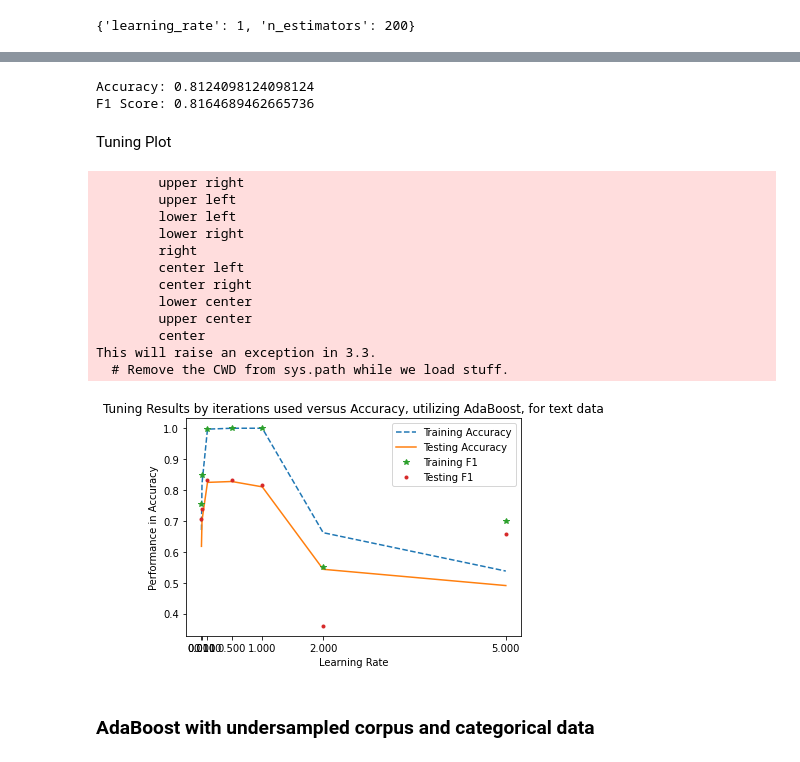
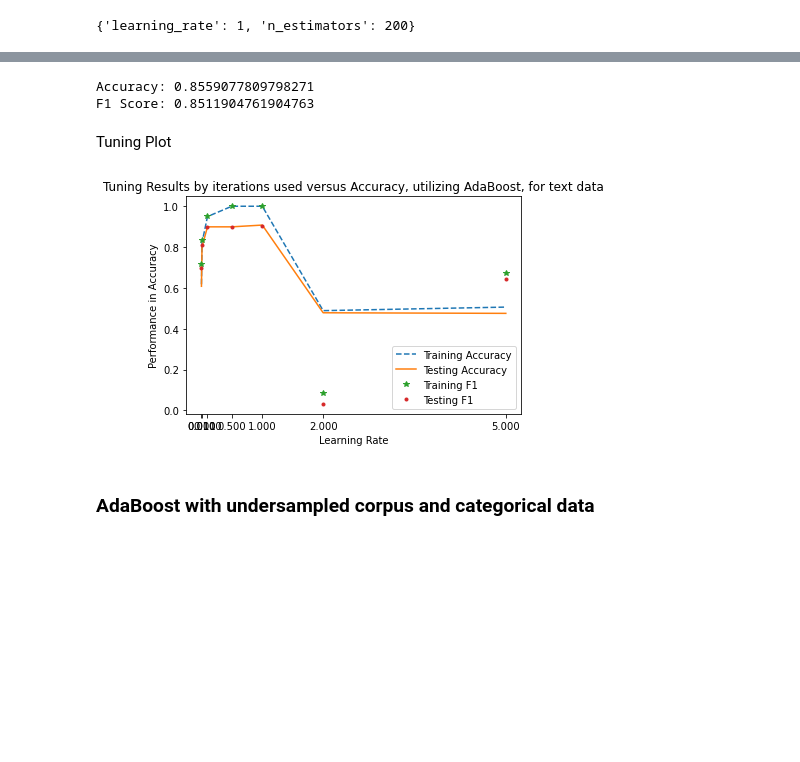
Before and after one commit to hunterblum/Job-Fraud-Detection, a Jupyter notebook: Group2_ML_Final.ipynb, the cells around one changed output, grey strips where cells are left out. Drawn from its saved outputs; the diff is of its cells as text; code cells hidden in the pictures; blank space fills up the shorter version.

Commit message:
Fixed train_size err and re-tuned

```diff
--- a/Group2_ML_Final.ipynb
+++ b/Group2_ML_Final.ipynb
@@ -742,7 +754,7 @@ y = labenc.fit_transform(y)
 
 X = Job_corpus_under.drop(columns = ['fraudulent'])
 
-X_train, X_test, y_train, y_test = train_test_split(X, y, test_size = 0.80, random_state=42)
+X_train, X_test, y_train, y_test = train_test_split(X, y, train_size = 0.80, random_state=42)
 
 perc_all_corpus = []
 for i in range(1,15):
@@ -842,7 +842,7 @@ y = labenc.fit_transform(y)
 
 X = job_corpus_cat.drop(columns = ['fraudulent'])
 
-X_train, X_test, y_train, y_test = train_test_split(X, y, test_size = 0.80, random_state=42)
+X_train, X_test, y_train, y_test = train_test_split(X, y, train_size = 0.80, random_state=42)
 
 perc_cat_corpus = []
 for i in range(1,15):
@@ -903,7 +903,7 @@ y = labenc.fit_transform(y)
 
 X = Job_corpus_under.drop(columns = ['fraudulent'])
 
-X_train, X_test, y_train, y_test = train_test_split(X, y, test_size = 0.80, random_state=42)
+X_train, X_test, y_train, y_test = train_test_split(X, y, train_size = 0.80, random_state=42)
 
 n_estimators = [10,25,50,100,150,200]
 learning_rate =  [int(x) for x in np.linspace(start = .0001, stop=2, num = 10)]
@@ -912,7 +912,7 @@ tr_grid = {'n_estimators': n_estimators,
            'learning_rate': learning_rate}
 ada = AdaBoostClassifier()
 
-ada_tuned = RandomizedSearchCV(estimator = ada, param_distributions = tr_grid, random_state = 0, cv = 5)
+ada_tuned = GridSearchCV(estimator = ada, param_grid = tr_grid, cv = 5, n_jobs = 6, verbose = 10)
 
 ada_tuned.fit(X_train, y_train)
 # %% [output]
@@ -1005,41 +1002,30 @@ pd.DataFrame(ada_all_corpus)
 # %%
+ada_all_corpus = pd.DataFrame(ada_all_corpus)
 ada_all_corpus_acc = ada_all_corpus['Testing Accuracy'].max()
 ada_all_corpus_f1 = ada_all_corpus['Testing F1'].max()
 
 print("Accuracy:", ada_all_corpus_acc, "\nF1 Score:", ada_all_corpus_f1)
 # %% [output]
-Accuracy: 0.8124098124098124
-F1 Score: 0.8164689462665736
+Accuracy: 0.8559077809798271
+F1 Score: 0.8511904761904763
 # %% [markdown]
 Tuning Plot
 # %%
 # here is for both training and testing
 
 ada_all_corpus = pd.DataFrame(ada_all_corpus)
 plt.plot(ada_all_corpus['Learning Rate'], ada_all_corpus['Training Accuracy'], '--', label='Training Accuracy')
 plt.plot(ada_all_corpus['Learning Rate'], ada_all_corpus['Testing Accuracy'], label='Testing Accuracy')
 plt.plot(ada_all_corpus['Learning Rate'], ada_all_corpus['Training F1'], '*', label='Training F1')
 plt.plot(ada_all_corpus['Learning Rate'], ada_all_corpus['Testing F1'], '.', label='Testing F1')
 
 plt.xticks(ada_all_corpus['Learning Rate'])
-plt.legend(loc = 'bottom right')
+plt.legend(loc = 'lower right')
 plt.xlabel('Learning Rate')
 plt.ylabel('Performance in Accuracy')
 plt.title("Tuning Results by iterations used versus Accuracy, utilizing AdaBoost, for text data");
 # %% [output]
-        upper right
-        upper left
-        lower left
-        lower right
-        right
-        center left
-        center right
-        lower center
-        upper center
-        center
-This will raise an exception in 3.3.
-  # Remove the CWD from sys.path while we load stuff.
-[figure, old version]
+[figure, new version]
 # %% [markdown]
 ### AdaBoost with undersampled corpus and categorical data
 # %% [markdown]
```
Also changed, not shown: parts of 52 cells of this notebook.
